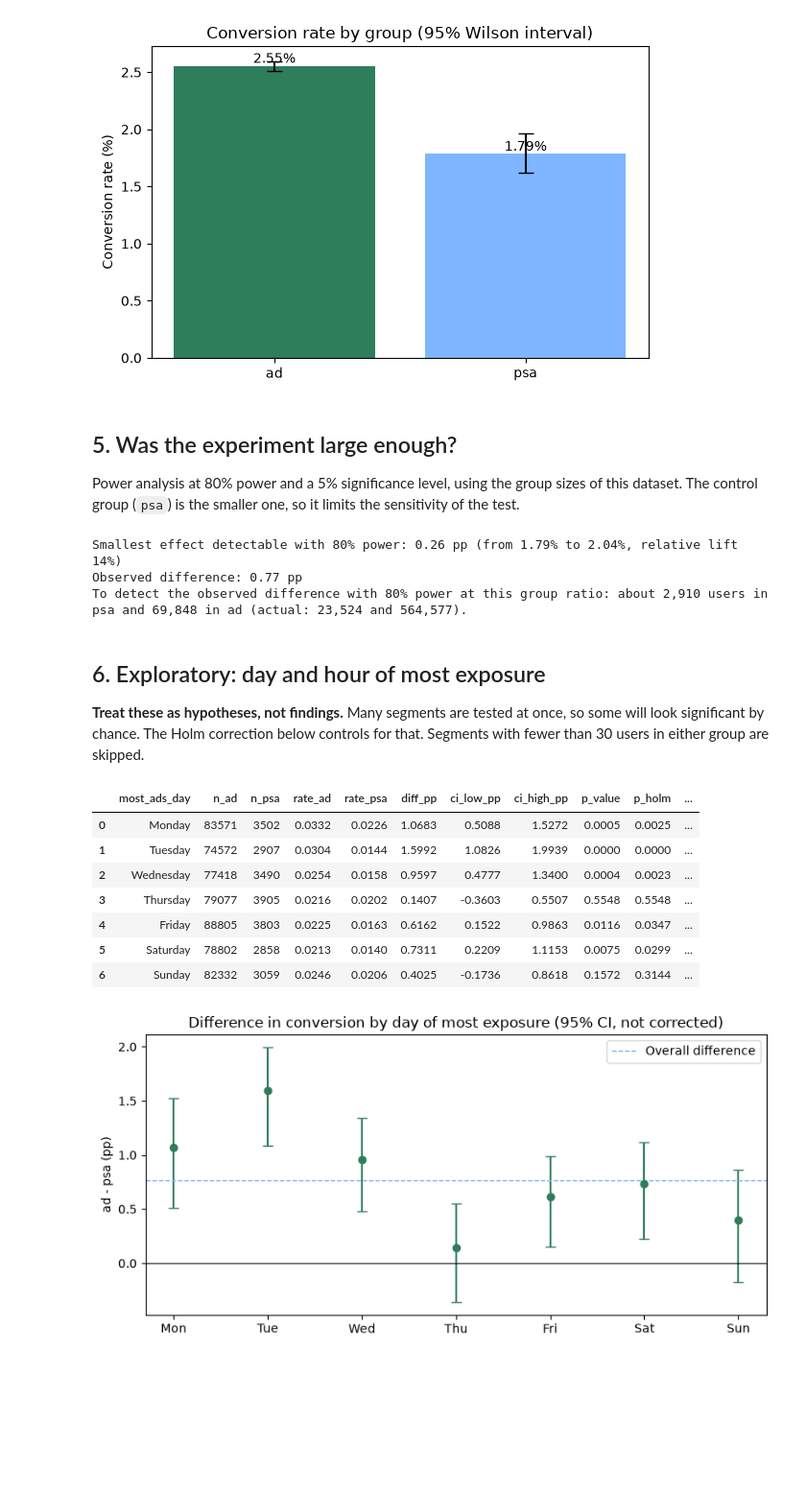
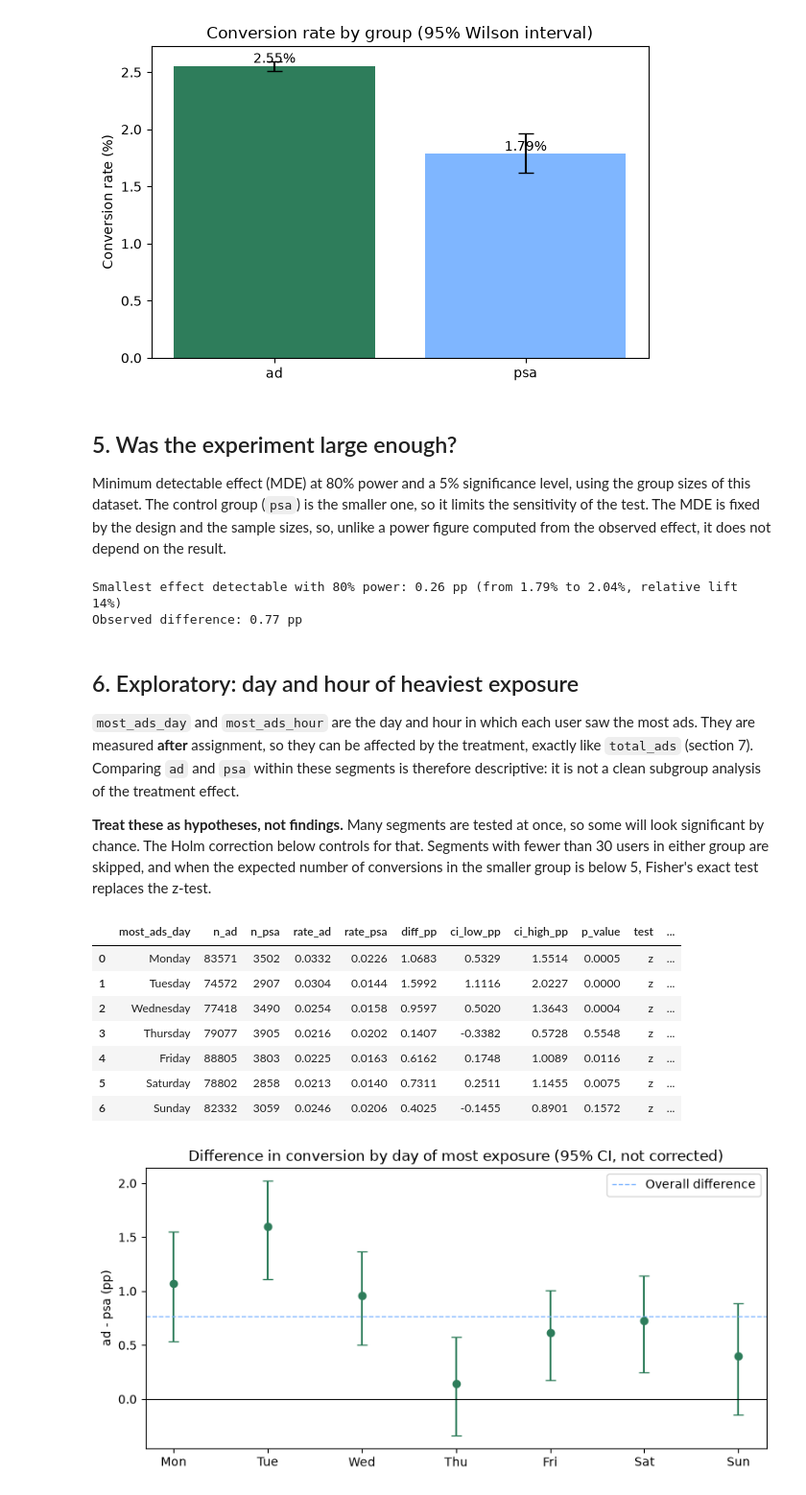
Before and after one commit to noivilbo/marketing-ab-test-analysis, a Jupyter notebook: notebooks/01_ab_test_analysis.ipynb, the cells around one changed output. Shown at 96% size. Drawn from its saved outputs; the diff is of its cells as text; code cells hidden in the pictures; blank space fills up the shorter version.

Commit message:
feat(analysis): add interaction test, Fisher fallback and post-assignment caveats

```diff
--- a/notebooks/01_ab_test_analysis.ipynb
+++ b/notebooks/01_ab_test_analysis.ipynb
@@ -198,65 +204,70 @@ plt.show()
 [figure]
 # %% [markdown]
 ## 5. Was the experiment large enough?
-Power analysis at 80% power and a 5% significance level, using the group sizes of this dataset. The control group (`psa`) is the smaller one, so it limits the sensitivity of the test.
+Minimum detectable effect (MDE) at 80% power and a 5% significance level, using the group sizes of this dataset. The control group (`psa`) is the smaller one, so it limits the sensitivity of the test. The MDE is fixed by the design and the sample sizes, so, unlike a power figure computed from the observed effect, it does not depend on the result.
 # %%
 analysis = NormalIndPower()
 ratio = n_ad / n_psa   # nobs2 / nobs1, with nobs1 = control (psa)
 
+# Smallest effect (Cohen's h) detectable with 80% power given the group sizes we actually have
 mde_h = analysis.solve_power(effect_size=None, nobs1=n_psa, alpha=ALPHA, power=0.8, ratio=ratio, alternative="two-sided")
 phi_psa = 2 * math.asin(math.sqrt(p_psa))
 p_ad_mde = math.sin((phi_psa + mde_h) / 2) ** 2   # rate in `ad` that corresponds to Cohen's h = mde_h
 print(f"Smallest effect detectable with 80% power: {100 * (p_ad_mde - p_psa):.2f} pp "
       f"(from {p_psa:.2%} to {p_ad_mde:.2%}, relative lift {p_ad_mde / p_psa - 1:.0%})")
 print(f"Observed difference: {100 * diff:.2f} pp")
-
-if diff > 0:
-    n_needed = analysis.solve_power(effect_size=cohen_h, nobs1=None, alpha=ALPHA, power=0.8, ratio=ratio, alternative="two-sided")
-    print(f"To detect the observed difference with 80% power at this group ratio: about {n_needed:,.0f} users in psa "
-          f"and {n_needed * ratio:,.0f} in ad (actual: {n_psa:,} and {n_ad:,}).")
+# Note: a sample size computed from the *observed* effect ("observed power") is circular, so it is not reported.
 # %% [output]
 Smallest effect detectable with 80% power: 0.26 pp (from 1.79% to 2.04%, relative lift 14%)
 Observed difference: 0.77 pp
-To detect the observed difference with 80% power at this group ratio: about 2,910 users in psa and 69,848 in ad (actual: 23,524 and 564,577).
 # %% [markdown]
-## 6. Exploratory: day and hour of most exposure
-**Treat these as hypotheses, not findings.** Many segments are tested at once, so some will look significant by chance. The Holm correction below controls for that. Segments with fewer than 30 users in either group are skipped.
+## 6. Exploratory: day and hour of heaviest exposure
+`most_ads_day` and `most_ads_hour` are the day and hour in which each user saw the most ads. They are measured **after** assignment, so they can be affected by the treatment, exactly like `total_ads` (section 7). Comparing `ad` and `psa` within these segments is therefore descriptive: it is not a clean subgroup analysis of the treatment effect.
+
+**Treat these as hypotheses, not findings.** Many segments are tested at once, so some will look significant by chance. The Holm correction below controls for that. Segments with fewer than 30 users in either group are skipped, and when the expected number of conversions in the smaller group is below 5, Fisher's exact test replaces the z-test.
 # %%
 def segment_tests(data, by):
     rows = []
     for key, s in data.groupby(by):
         a = s.loc[s["test_group"] == "ad", "converted"]
         c = s.loc[s["test_group"] == "psa", "converted"]
         n1, n2, x1, x2 = len(a), len(c), int(a.sum()), int(c.sum())
         row = {by: key, "n_ad": n1, "n_psa": n2, "rate_ad": a.mean() if n1 else np.nan, "rate_psa": c.mean() if n2 else np.nan}
         if n1 < 30 or n2 < 30 or (x1 + x2) == 0 or (x1 + x2) == (n1 + n2):
-            row.update({"diff_pp": np.nan, "ci_low_pp": np.nan, "ci_high_pp": np.nan, "p_value": np.nan})
+            row.update({"diff_pp": np.nan, "ci_low_pp": np.nan, "ci_high_pp": np.nan, "p_value": np.nan, "test": None})
         else:
-            _, p = proportions_ztest([x1, x2], [n1, n2])
-            lo, hi = confint_proportions_2indep(x1, n1, x2, n2, compare="diff", alpha=ALPHA)
-            row.update({"diff_pp": 100 * (x1 / n1 - x2 / n2), "ci_low_pp": 100 * lo, "ci_high_pp": 100 * hi, "p_value": p})
+            lo, hi = confint_proportions_2indep(x1, n1, x2, n2, compare="diff", method="agresti-caffo", alpha=ALPHA)
+            # Expected conversions in the smaller group under H0; below 5 the normal approximation is unreliable
+            expected_min = min(n1, n2) * (x1 + x2) / (n1 + n2)
+            if expected_min < 5:
+                _, p = stats.fisher_exact([[x1, n1 - x1], [x2, n2 - x2]])
+                test = "fisher"
+            else:
+                _, p = proportions_ztest([x1, x2], [n1, n2])
+                test = "z"
+            row.update({"diff_pp": 100 * (x1 / n1 - x2 / n2), "ci_low_pp": 100 * lo, "ci_high_pp": 100 * hi, "p_value": p, "test": test})
         rows.append(row)
     out = pd.DataFrame(rows)
     ok = out["p_value"].notna()
     out["p_holm"] = np.nan
     if ok.any():
         out.loc[ok, "p_holm"] = multipletests(out.loc[ok, "p_value"], alpha=ALPHA, method="holm")[1]
     out["significant_after_holm"] = out["p_holm"] < ALPHA
     return out
 
 by_day = segment_tests(df, "most_ads_day")
 by_day["most_ads_day"] = pd.Categorical(by_day["most_ads_day"], categories=DAYS, ordered=True)
 by_day = by_day.sort_values("most_ads_day").reset_index(drop=True)
 display(by_day.round(4))
 # %% [output]
-|  | most_ads_day | n_ad | n_psa | rate_ad | rate_psa | diff_pp | ci_low_pp | ci_high_pp | p_value | p_holm | ... |
-| 0 | Monday | 83571 | 3502 | 0.0332 | 0.0226 | 1.0683 | 0.5088 | 1.5272 | 0.0005 | 0.0025 | ... |
-| 1 | Tuesday | 74572 | 2907 | 0.0304 | 0.0144 | 1.5992 | 1.0826 | 1.9939 | 0.0000 | 0.0000 | ... |
-| 2 | Wednesday | 77418 | 3490 | 0.0254 | 0.0158 | 0.9597 | 0.4777 | 1.3400 | 0.0004 | 0.0023 | ... |
-| 3 | Thursday | 79077 | 3905 | 0.0216 | 0.0202 | 0.1407 | -0.3603 | 0.5507 | 0.5548 | 0.5548 | ... |
-| 4 | Friday | 88805 | 3803 | 0.0225 | 0.0163 | 0.6162 | 0.1522 | 0.9863 | 0.0116 | 0.0347 | ... |
-| 5 | Saturday | 78802 | 2858 | 0.0213 | 0.0140 | 0.7311 | 0.2209 | 1.1153 | 0.0075 | 0.0299 | ... |
-| 6 | Sunday | 82332 | 3059 | 0.0246 | 0.0206 | 0.4025 | -0.1736 | 0.8618 | 0.1572 | 0.3144 | ... |
+|  | most_ads_day | n_ad | n_psa | rate_ad | rate_psa | diff_pp | ci_low_pp | ci_high_pp | p_value | test | ... |
+| 0 | Monday | 83571 | 3502 | 0.0332 | 0.0226 | 1.0683 | 0.5329 | 1.5514 | 0.0005 | z | ... |
+| 1 | Tuesday | 74572 | 2907 | 0.0304 | 0.0144 | 1.5992 | 1.1116 | 2.0227 | 0.0000 | z | ... |
+| 2 | Wednesday | 77418 | 3490 | 0.0254 | 0.0158 | 0.9597 | 0.5020 | 1.3643 | 0.0004 | z | ... |
+| 3 | Thursday | 79077 | 3905 | 0.0216 | 0.0202 | 0.1407 | -0.3382 | 0.5728 | 0.5548 | z | ... |
+| 4 | Friday | 88805 | 3803 | 0.0225 | 0.0163 | 0.6162 | 0.1748 | 1.0089 | 0.0116 | z | ... |
+| 5 | Saturday | 78802 | 2858 | 0.0213 | 0.0140 | 0.7311 | 0.2511 | 1.1455 | 0.0075 | z | ... |
+| 6 | Sunday | 82332 | 3059 | 0.0246 | 0.0206 | 0.4025 | -0.1455 | 0.8901 | 0.1572 | z | ... |
 # %%
 d = by_day.dropna(subset=["diff_pp"])
 fig, ax = plt.subplots(figsize=(8, 4))
```
Also changed, not shown: parts of 12 cells of this notebook.
